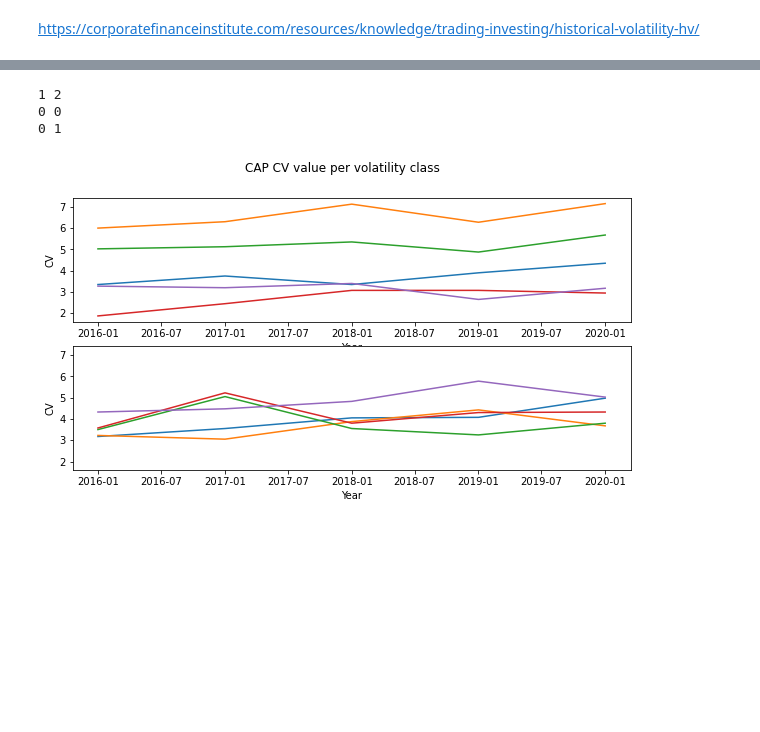
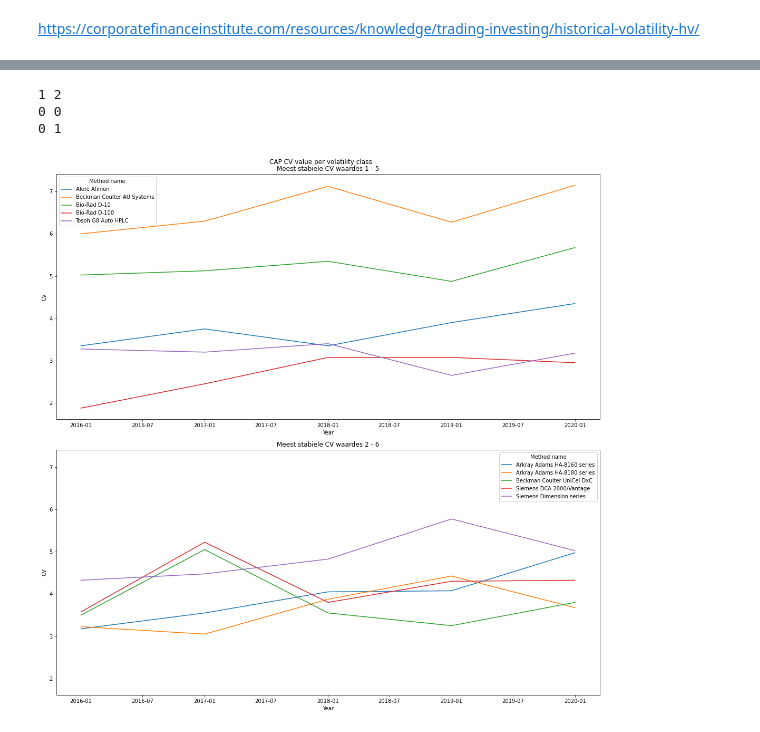
Before and after one commit to DSa-HbA1c/Predictions, a Jupyter notebook: volatility.ipynb, the cells around one changed output, grey strips where cells are left out. Cells and saved outputs as stored; diff of their text form; code cells hidden in the pictures; blank space fills up the shorter version.

```diff
--- a/volatility.ipynb
+++ b/volatility.ipynb
@@ -14,8 +16,8 @@ eur_cv = eur[["Year", "Method name", "CV"]].groupby(["Method name", "Year"]).mea
 # %%
 # CAP
-df = eur_cv.copy()
+df = cap_cv.copy()
 
-methods = eur_cv.index.get_level_values(0).unique()
+methods = cap_cv.index.get_level_values(0).unique()
 
 volatility = pd.DataFrame(columns=["Method", "Volatility", "Data points amount"])
 
@@ -70,0 +113,32 @@ sns.heatmap(volatility.corr(), annot=True)
+# %%
+df = eur_cv.copy()
+
+methods = eur_cv.index.get_level_values(0).unique()
+
+volatility = pd.DataFrame(columns=["Method", "Volatility", "Data points amount"])
+
+for method in methods:
+    if len(df.loc[method]) < 5:
+        continue
+    cvs = df.loc[method]
+    variance = cvs.std(ddof=0)[0]
+    volatility = pd.concat([volatility, pd.DataFrame({"Method": [method], "Volatility": [variance]})])
+
+volatility.sort_values(by=["Volatility"], inplace=True)
+volatility.reset_index(drop=True, inplace=True)
+volatility.set_index("Method", inplace=True)
+
+for method in methods:
+    volatility.loc[method, "Data points amount"] = len(df.loc[method])
+
+classes = []
+count = 0
+while count < len(volatility):
+    classes.append(int(count/5) + 1)
+    count += 1
+volatility["Class"] = classes
+volatility.dropna(inplace=True)
+volatility["Volatility"] = volatility["Volatility"].astype(float)
+volatility["Data points amount"] = volatility["Data points amount"].astype(int)
+
+volatility.head(20)
@@ -71,32 +169,33 @@ sns.heatmap(volatility.corr(), annot=True)
 # %%
 import numpy as np
 from math import ceil, floor
 df["Class"] = np.nan
 
 for method in volatility.index:
     df.loc[method, "Class"] = volatility.loc[method, "Class"]
 
 class_amount = int(df["Class"].max())
 
 rows = ceil(class_amount / 5)
 columns = ceil(class_amount / 2)
 
 print(rows, columns)
 
-fig, axes = plt.subplots(columns, rows, figsize=(10, 5), sharey=True, squeeze=False)
+fig, axes = plt.subplots(columns, rows, figsize=(15, 15), sharey=True, squeeze=False)
 
 fig.suptitle("CAP CV value per volatility class")
 
 for i in range(1, class_amount):
     selection = df.loc[df["Class"] == i]
     x = (i - 1) % rows
     y = floor((i - 1) / rows)
     print(x, y)
-    sns.lineplot(ax=axes[y, x], data=selection, x="Year", y="CV", hue="Method name", legend=False)
-
+    axes[y, x].set_title(f"Meest stabiele CV waardes {i} - {i + 4}")
+    sns.lineplot(ax=axes[y, x], data=selection, x="Year", y="CV", hue="Method name")
+fig.tight_layout()
 plt.show()
 # %% [output]
 1 2
 0 0
 0 1
-[figure, old version]
+[figure, new version]
```
Also changed, not shown: parts of 7 cells of this notebook.
